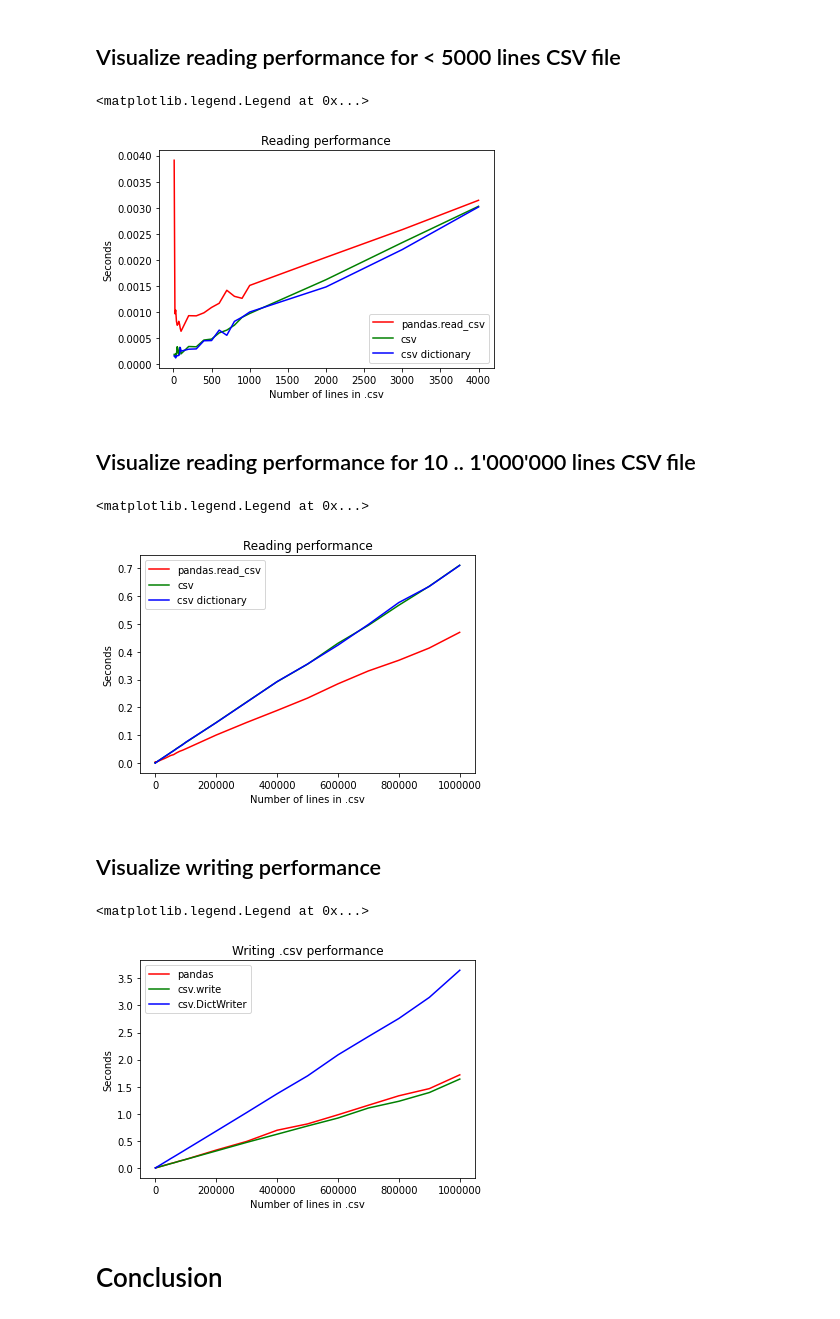
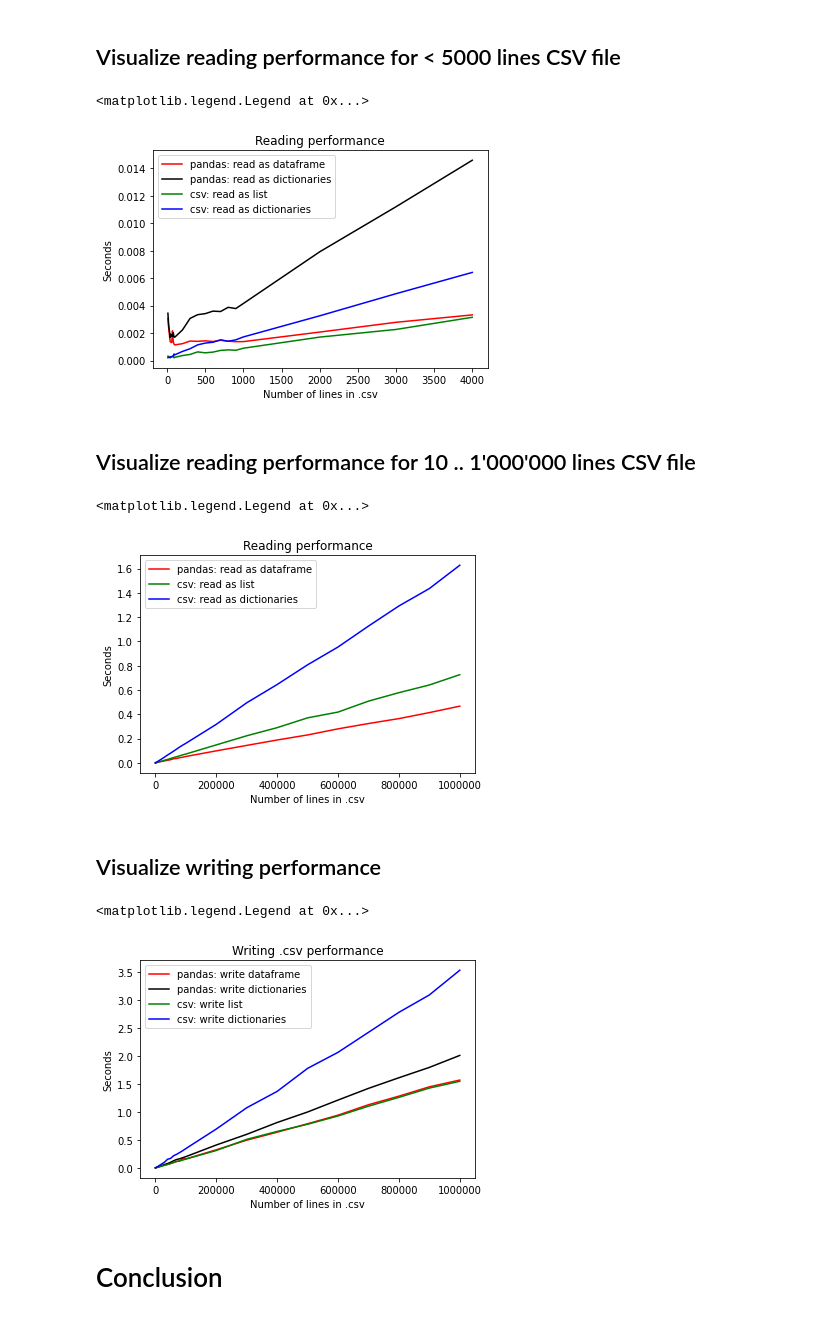
Before and after one commit to locvdnguyen/python-training, a Jupyter notebook: csv-pandas-comparison/main.ipynb, the cells around one changed output. Drawn from its saved outputs; the diff is of its cells as text; code cells hidden in the pictures.

Commit message:
update csv-pandas-comparison

```diff
--- a/csv-pandas-comparison/main.ipynb
+++ b/csv-pandas-comparison/main.ipynb
@@ -169,16 +189,25 @@ csv_calculator = CsvCalculator()
 # Estimate reading and writing performance
 # %%
 reading_times_pandas = []
+reading_times_pandas_dict = []
 reading_times_csv = []
 reading_times_csv_dict = []
 
 for size_ in sizes:
-    reading_times_pandas.append(pandas_calculator.reading_performance(f"sample/input-{size_}.csv"))
+    reading_times_pandas.append(
+        pandas_calculator.reading_performance(file_name=f"sample/input-{size_}.csv",
+                                              read_as_dictionaries=False))
 
-    reading_times_csv.append(csv_calculator.reading_performance(f"sample/input-{size_}.csv",
-                                                                False))
+    reading_times_pandas_dict.append(
+        pandas_calculator.reading_performance(file_name=f"sample/input-{size_}.csv",
+                                              read_as_dictionaries=True))
 
-    reading_times_csv_dict.append(csv_calculator.reading_performance(f"sample/input-{size_}.csv",
-                                                                     False))
+    reading_times_csv.append(
+        csv_calculator.reading_performance(f"sample/input-{size_}.csv",
+                                           read_as_dictionaries=False))
+
+    reading_times_csv_dict.append(
+        csv_calculator.reading_performance(f"sample/input-{size_}.csv",
+                                           read_as_dictionaries=True))
 # %%
 writing_times_pandas = []
@@ -203,41 +242,44 @@ for size_ in sizes:
 # %%
 scale = 22
 
-plt.plot(sizes[0:scale], reading_times_pandas[0:scale], "red", label="pandas.read_csv")
-plt.plot(sizes[0:scale], reading_times_csv[0:scale], "green", label="csv")
-plt.plot(sizes[0:scale], reading_times_csv_dict[0:scale], "blue", label="csv dictionary")
+plt.plot(sizes[0:scale], reading_times_pandas[0:scale], "red", label="pandas: read as dataframe")
+plt.plot(sizes[0:scale], reading_times_pandas_dict[0:scale], "black", label="pandas: read as dictionaries")
+plt.plot(sizes[0:scale], reading_times_csv[0:scale], "green", label="csv: read as list")
+plt.plot(sizes[0:scale], reading_times_csv_dict[0:scale], "blue", label="csv: read as dictionaries")
 
 plt.title("Reading performance")
 plt.xlabel("Number of lines in .csv")
 plt.ylabel("Seconds", )
 
 plt.ticklabel_format(style='plain')
 plt.legend()
 # %% [output]
 <matplotlib.legend.Legend at 0x...>
-[figure, old version]
+[figure, new version]
 # %% [markdown]
 ## Visualize reading performance for 10 .. 1'000'000 lines CSV file
 # %%
-plt.plot(sizes, reading_times_pandas, "red", label="pandas.read_csv")
-plt.plot(sizes, reading_times_csv, "green", label="csv")
-plt.plot(sizes, reading_times_csv_dict, "blue", label="csv dictionary")
+plt.plot(sizes, reading_times_pandas, "red", label="pandas: read as dataframe")
+# plt.plot(sizes, reading_times_pandas_dict, "black", label="pandas: read as dictionaries")
+plt.plot(sizes, reading_times_csv, "green", label="csv: read as list")
+plt.plot(sizes, reading_times_csv_dict, "blue", label="csv: read as dictionaries")
 
 plt.title("Reading performance")
 plt.xlabel("Number of lines in .csv")
-plt.ylabel("Seconds", )
+plt.ylabel("Seconds")
 
 plt.ticklabel_format(style='plain')
 plt.legend()
 # %% [output]
 <matplotlib.legend.Legend at 0x...>
-[figure, old version]
+[figure, new version]
 # %% [markdown]
 ## Visualize writing performance
 # %%
-plt.plot(sizes, writing_times_pandas, "red", label="pandas")
-plt.plot(sizes, writing_times_csv, "green", label="csv.write")
-plt.plot(sizes, writing_times_csv_dict, "blue", label="csv.DictWriter")
+plt.plot(sizes, writing_times_pandas, "red", label="pandas: write dataframe")
+plt.plot(sizes, writing_times_pandas_dict, "black", label="pandas: write dictionaries")
+plt.plot(sizes, writing_times_csv, "green", label="csv: write list")
+plt.plot(sizes, writing_times_csv_dict, "blue", label="csv: write dictionaries")
 
 plt.title("Writing .csv performance")
 plt.xlabel("Number of lines in .csv")
@@ -247,7 +289,7 @@ plt.ticklabel_format(style='plain')
 plt.legend()
 # %% [output]
 <matplotlib.legend.Legend at 0x...>
-[figure, old version]
+[figure, new version]
 # %% [markdown]
 # Conclusion
 # %% [markdown]
```
Also changed, not shown: parts of 15 cells of this notebook, 7 other files.
